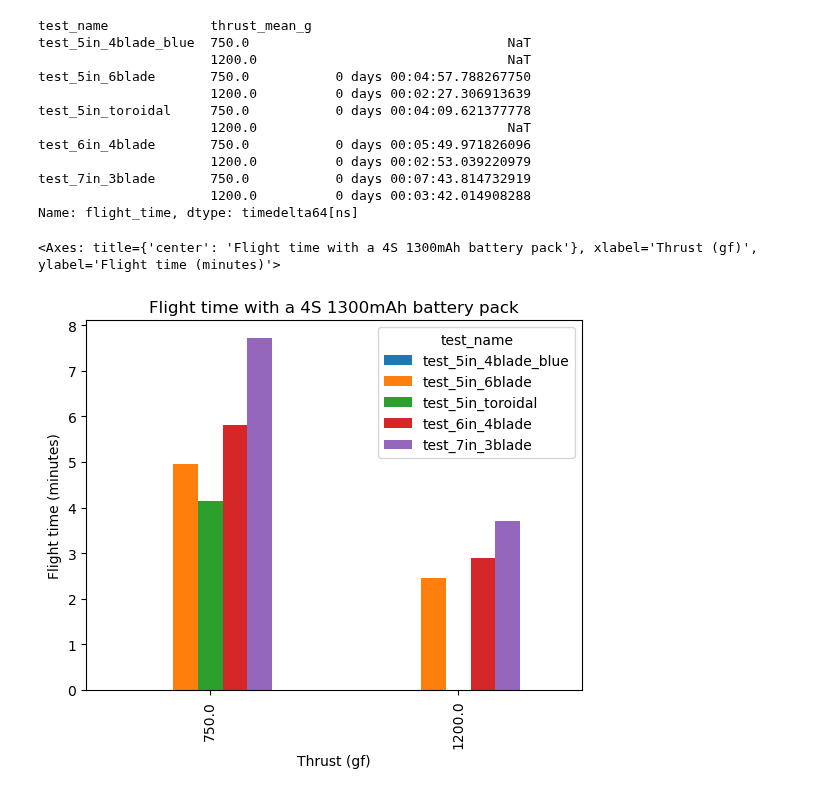
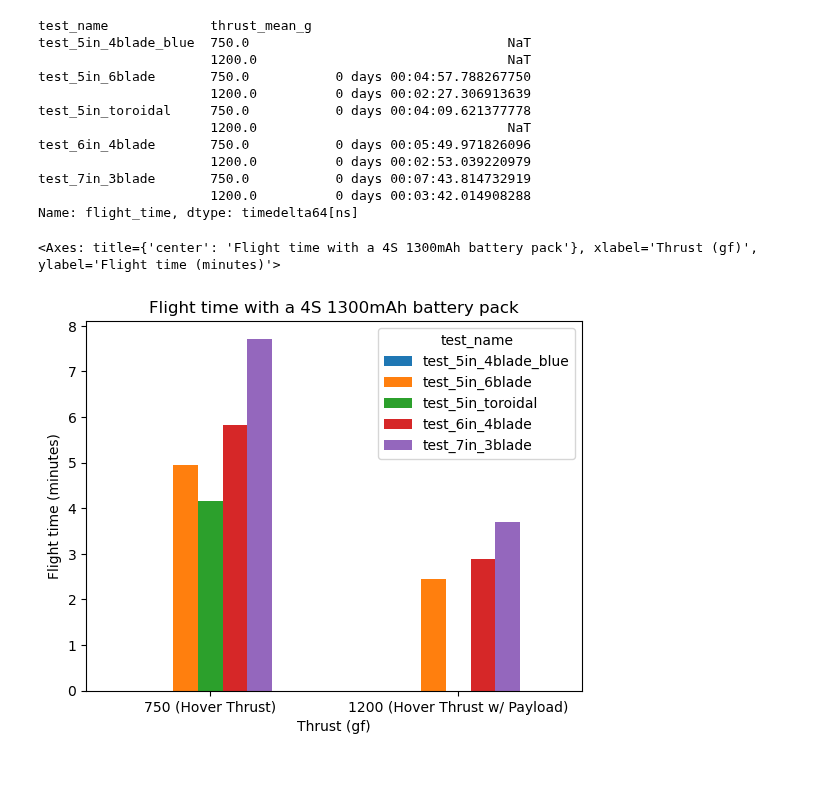
Before and after one commit to gtaharaedmonds/coaxial-drone, a Jupyter notebook: thrust_jig/test_runner/experiment_template.ipynb, the cells around one changed output. Drawn from its saved outputs; the diff is of its cells as text; code cells hidden in the pictures.

Commit message:
Plot polish updates

```diff
--- a/thrust_jig/test_runner/experiment_template.ipynb
+++ b/thrust_jig/test_runner/experiment_template.ipynb
@@ -321,11 +320,20 @@ test_7in_3blade       750.0           0 days 00:07:43.814732919
                       1200.0          0 days 00:03:42.014908288
 Name: flight_time, dtype: timedelta64[ns]
 # %%
-(flight_time.dt.seconds.unstack("test_name") / 60).plot.bar(
+(
+    flight_time.dt.seconds.unstack("test_name").rename(
+        index={
+            hover_thrust_g: f"{hover_thrust_g} (Hover Thrust)",
+            payload_thrust_g: f"{payload_thrust_g} (Hover Thrust w/ Payload)",
+        }
+    )
+    / 60
+).plot.bar(
     title="Flight time with a 4S 1300mAh battery pack",
     xlabel="Thrust (gf)",
     ylabel="Flight time (minutes)",
+    rot=0,
 )
 # %% [output]
 <Axes: title={'center': 'Flight time with a 4S 1300mAh battery pack'}, xlabel='Thrust (gf)', ylabel='Flight time (minutes)'>
-[figure, old version]
+[figure, new version]
```
Also changed, not shown: parts of 2 cells of this notebook.
